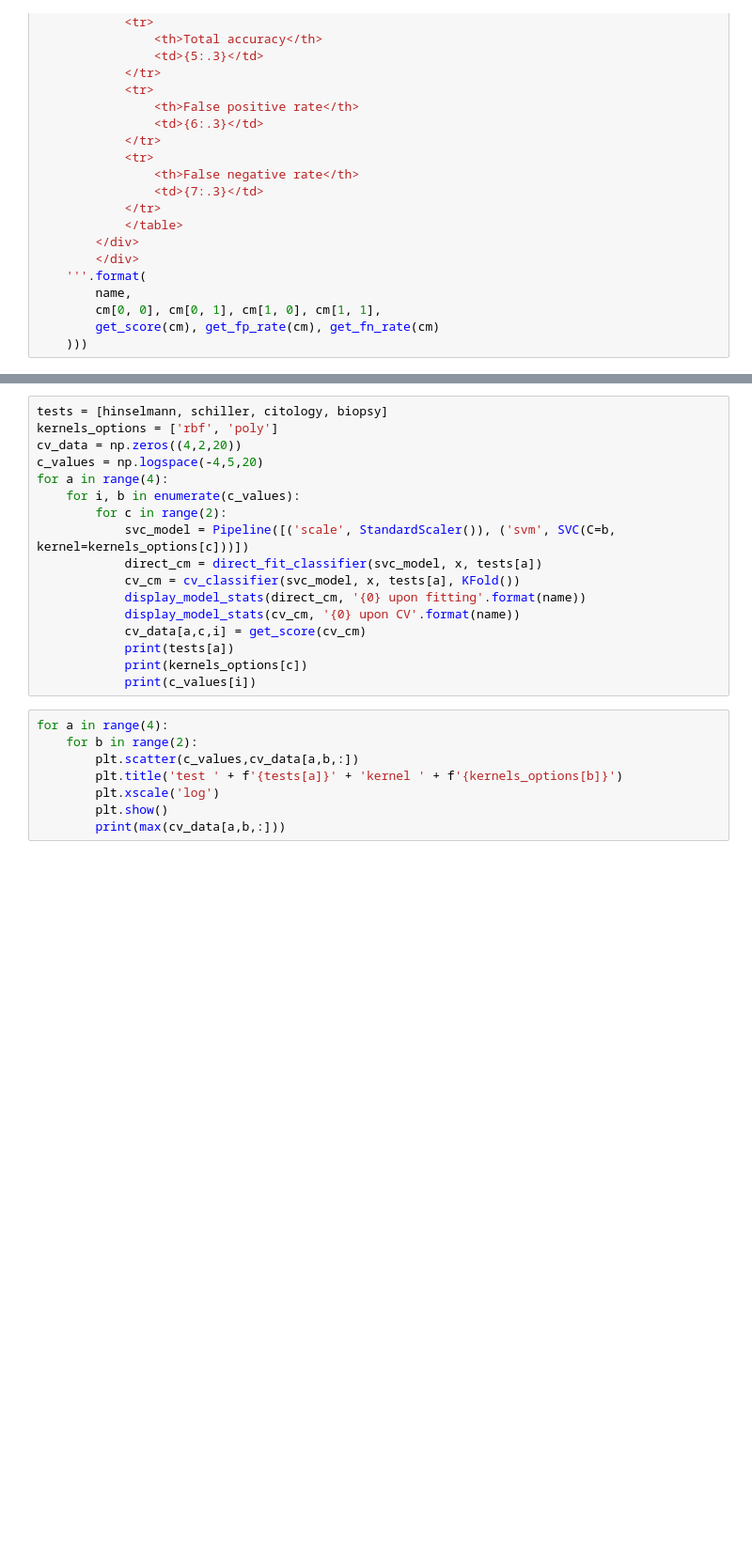
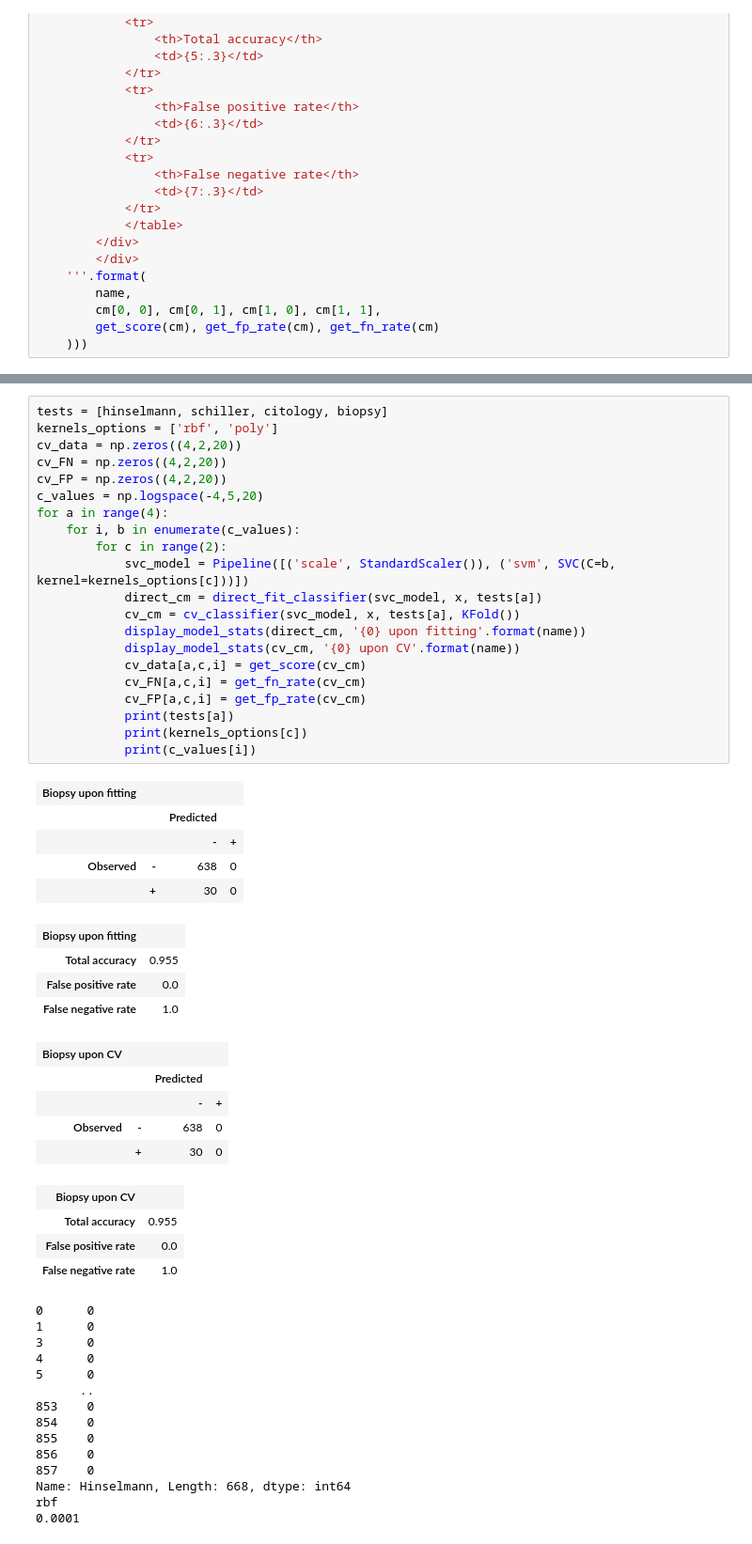
Before and after one commit to NeekTheGiraffe/cervical-cancer-model, a Jupyter notebook: BE 175 Final Project Cervical Cancer Prediction.ipynb, the cells around one changed output, grey strips where cells are left out. Shown at 94% size. Saved outputs shown, nothing was run; the diff lists cells and outputs as text; blank space fills up the shorter version.

```diff
--- a/BE 175 Final Project Cervical Cancer Prediction.ipynb
+++ b/BE 175 Final Project Cervical Cancer Prediction.ipynb
@@ -181,25 +248,54 @@ print(cv_classifier(svc_model, x, biopsy, KFold()))
-# %%
-tests = [hinselmann, schiller, citology, biopsy]
-kernels_options = ['rbf', 'poly']
-cv_data = np.zeros((4,2,20))
-c_values = np.logspace(-4,5,20)
-for a in range(4):
-    for i, b in enumerate(c_values):
-        for c in range(2):
-            svc_model = Pipeline([('scale', StandardScaler()), ('svm', SVC(C=b, kernel=kernels_options[c]))])
-            direct_cm = direct_fit_classifier(svc_model, x, tests[a])
-            cv_cm = cv_classifier(svc_model, x, tests[a], KFold())
-            display_model_stats(direct_cm, '{0} upon fitting'.format(name))
-            display_model_stats(cv_cm, '{0} upon CV'.format(name))
-            cv_data[a,c,i] = get_score(cv_cm)
-            print(tests[a])
-            print(kernels_options[c])
-            print(c_values[i])
-# %%
-for a in range(4):
-    for b in range(2):
-        plt.scatter(c_values,cv_data[a,b,:])
-        plt.title('test ' + f'{tests[a]}' + 'kernel ' + f'{kernels_options[b]}')
-        plt.xscale('log')
-        plt.show()
-        print(max(cv_data[a,b,:]))
+# %%
+tests = [hinselmann, schiller, citology, biopsy]
+kernels_options = ['rbf', 'poly']
+cv_data = np.zeros((4,2,20))
+cv_FN = np.zeros((4,2,20))
+cv_FP = np.zeros((4,2,20))
+c_values = np.logspace(-4,5,20)
+for a in range(4):
+    for i, b in enumerate(c_values):
+        for c in range(2):
+            svc_model = Pipeline([('scale', StandardScaler()), ('svm', SVC(C=b, kernel=kernels_options[c]))])
+            direct_cm = direct_fit_classifier(svc_model, x, tests[a])
+            cv_cm = cv_classifier(svc_model, x, tests[a], KFold())
+            display_model_stats(direct_cm, '{0} upon fitting'.format(name))
+            display_model_stats(cv_cm, '{0} upon CV'.format(name))
+            cv_data[a,c,i] = get_score(cv_cm)
+            cv_FN[a,c,i] = get_fn_rate(cv_cm)
+            cv_FP[a,c,i] = get_fp_rate(cv_cm)
+            print(tests[a])
+            print(kernels_options[c])
+            print(c_values[i])
+# %% [output]
+| Biopsy upon fitting |  |  |  |
+|  |  | Predicted |  |
+|  |  | - | + |
+| Observed | - | 638 | 0 |
+|  | + | 30 | 0 |
+| Biopsy upon fitting |  |
+| Total accuracy | 0.955 |
+| False positive rate | 0.0 |
+| False negative rate | 1.0 |
+| Biopsy upon CV |  |  |  |
+|  |  | Predicted |  |
+|  |  | - | + |
+| Observed | - | 638 | 0 |
+|  | + | 30 | 0 |
+| Biopsy upon CV |  |
+| Total accuracy | 0.955 |
+| False positive rate | 0.0 |
+| False negative rate | 1.0 |
+0      0
+1      0
+3      0
+4      0
+5      0
+      ..
+853    0
+854    0
+855    0
+856    0
+857    0
+Name: Hinselmann, Length: 668, dtype: int64
+rbf
+0.0001
```
Also changed, not shown: parts of 5 cells of this notebook.
